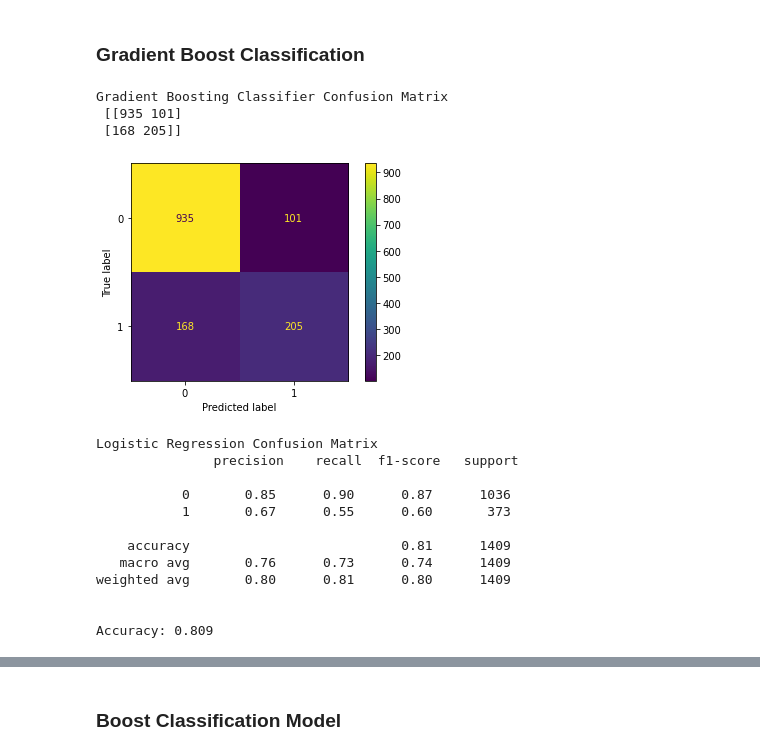
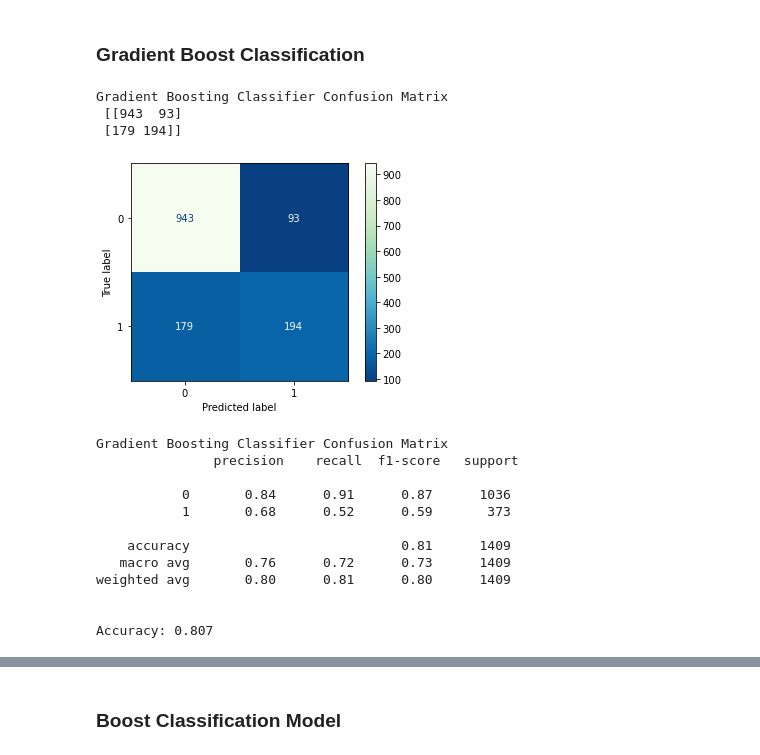
Before and after one commit to nickpetrUChi/machine_learning_churn, a Jupyter notebook: Telco_Churn_Modeling-Alternate.ipynb, the cells around one changed output, grey strips where cells are left out. Cells and saved outputs as stored; diff of their text form; code cells hidden in the pictures.

```diff
--- a/Telco_Churn_Modeling-Alternate.ipynb
+++ b/Telco_Churn_Modeling-Alternate.ipynb
@@ -112,0 +306,2 @@ df['MCC'] =df['MCC'].astype('category').cat.codes
+# %%
+df_features = dff[['customerID','gender','SeniorCitizen', 'Partner','Dependents', 'PhoneService', 'MultipleLines', 'InternetService', 'DeviceProtection', 'TechSupport', 'Contract', 'PaperlessBilling', 'PaymentMethod', 'tenureCat', 'MCC', 'TCC','Churn']]
@@ -113,7 +312,7 @@ df['MCC'] =df['MCC'].astype('category').cat.codes
 # %% [markdown]
 ### Drop customerID, as we will not need it for modeling
 # %%
-df = df.drop('customerID', 1)
+df = df_features.drop('customerID', 1)
 
 df.head()
 # %% [output]
@@ -144,8 +342,8 @@ df.head()
 ### Split Dataset into test/train. We will test accuracy outputs with a standardized dataset and a dataset using polynomial varibles to determine what yields the best output
 # %%
 # split features from outcomes for model prep
-x_unscaled = df.iloc[:, [0,1,2,3,4,5,6,7,8,9,10,11,12,13,14,15,16,17,18,20,21,22]]
-y = df.iloc[:, 19]
+x_unscaled = df.iloc[:, [0,1,2,3,4,5,6,7,8,9,10,11,12,13,14]]
+y = df.iloc[:,15]
 
 # Add polynomial features to x
 polynomial_features= PolynomialFeatures(degree=2)
@@ -287,0 +495,16 @@ def roc_curve(model):
+# %%
+#Produce and save the model, then load and apply the model.
+lgs = LogisticRegression(max_iter=1000)
+lgs.fit(x_trainPoly, y_trainPoly)
+lgs_predictions = lgs.predict(x_testPoly)
+
+lgs_matrix = metrics.confusion_matrix(y_testPoly,lgs_predictions)
+print("\nLogistic Regression Confusion Matrix\n",lgs_matrix)
+
+plot_confusion_matrix(lgs, x_testPoly, y_testPoly, cmap=plt.cm.GnBu_r)
+plt.show()
+
+class_report_lgs = classification_report(y_testPoly, lgs_predictions)
+print("\nLogistic Regression Confusion Matrix\n",class_report_lgs)
+
+print("\nAccuracy:",round(metrics.accuracy_score(y_testPoly,lgs_predictions),3))
@@ -290,36 +534,36 @@ def roc_curve(model):
 # %%
 #Produce and save the model, then load and apply the model.
 gbm = GradientBoostingClassifier()
 gbm.fit(x_trainPoly, y_trainPoly)
 gbm_predictions = gbm.predict(x_testPoly)
 
 gbm_matrix = metrics.confusion_matrix(y_testPoly,gbm_predictions)
 print("\nGradient Boosting Classifier Confusion Matrix\n",gbm_matrix)
 
-plot_confusion_matrix(gbm, x_testPoly, y_testPoly)
+plot_confusion_matrix(gbm, x_testPoly, y_testPoly, cmap=plt.cm.GnBu_r)
 plt.show()
 
 class_report_gbm = classification_report(y_testPoly, gbm_predictions)
-print("\nLogistic Regression Confusion Matrix\n",class_report_gbm)
+print("\nGradient Boosting Classifier Confusion Matrix\n",class_report_gbm)
 
 print("\nAccuracy:",round(metrics.accuracy_score(y_testPoly,gbm_predictions),3))
 # %% [output]
 Gradient Boosting Classifier Confusion Matrix
- [[935 101]
- [168 205]]
+ [[943  93]
+ [179 194]]
-[figure, old version]
+[figure, new version]
-Logistic Regression Confusion Matrix
+Gradient Boosting Classifier Confusion Matrix
                precision    recall  f1-score   support
 
-           0       0.85      0.90      0.87      1036
-           1       0.67      0.55      0.60       373
+           0       0.84      0.91      0.87      1036
+           1       0.68      0.52      0.59       373
 
     accuracy                           0.81      1409
-   macro avg       0.76      0.73      0.74      1409
+   macro avg       0.76      0.72      0.73      1409
 weighted avg       0.80      0.81      0.80      1409
 
 
-Accuracy: 0.809
+Accuracy: 0.807
 # %%
 roc_curve(gbm)
 # %% [output]
```
Also changed, not shown: parts of 29 cells of this notebook.
